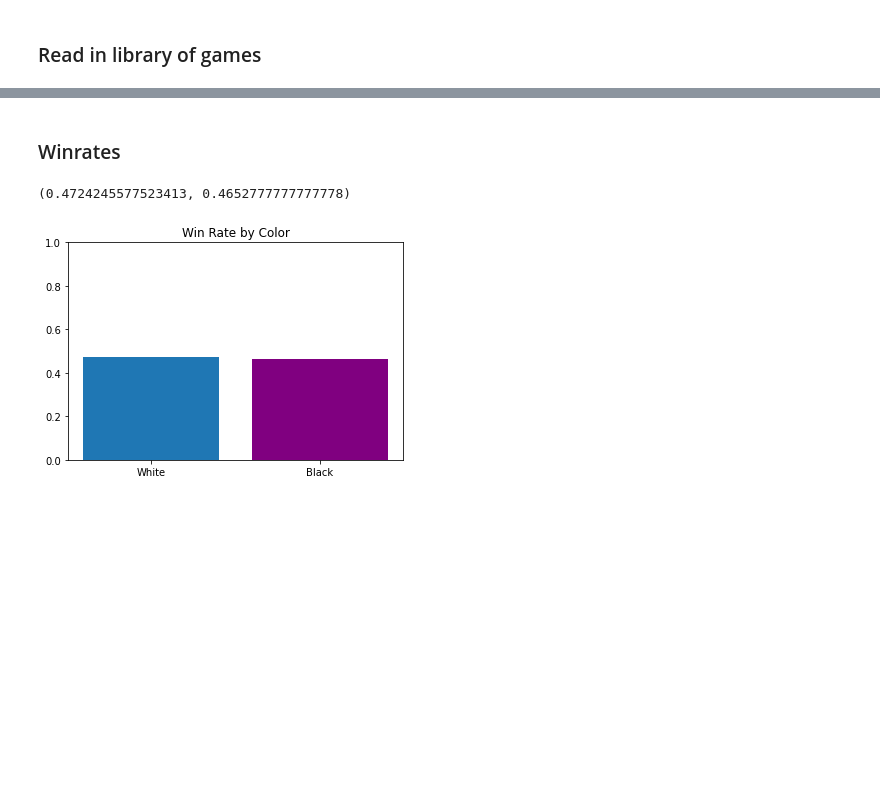
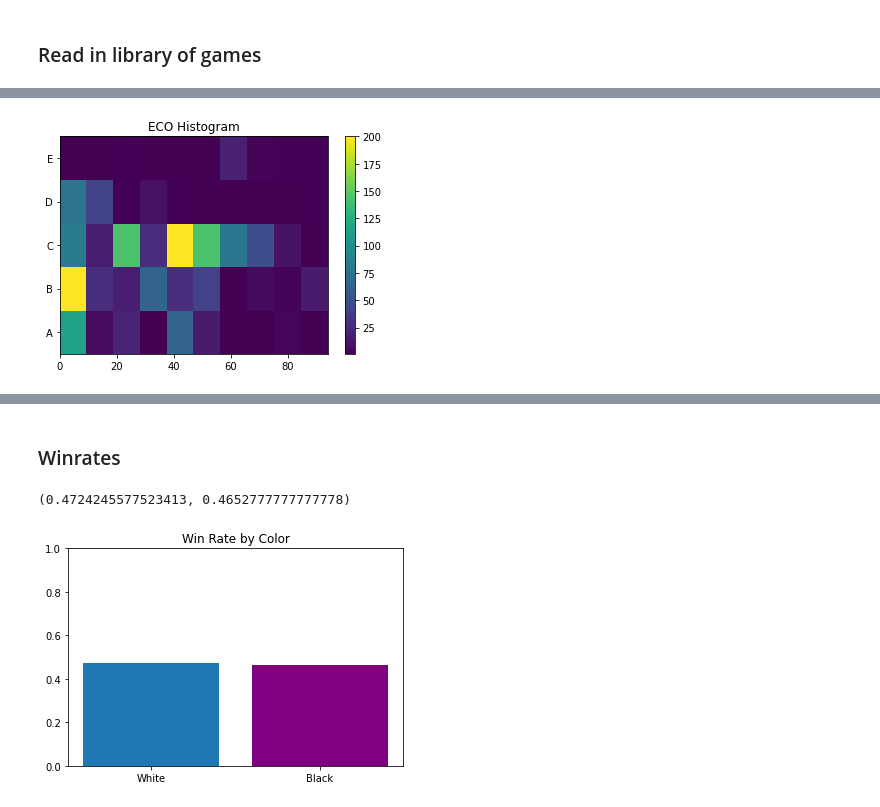
Before and after one commit to LucDoh/chess_analysis, a Jupyter notebook: notebooks/experiments_game_library.ipynb, the cells around one changed output, grey strips where cells are left out. Saved outputs shown, nothing was run; the diff lists cells and outputs as text; code cells hidden in the pictures; blank space fills up the shorter version.

```diff
--- a/notebooks/experiments_game_library.ipynb
+++ b/notebooks/experiments_game_library.ipynb
@@ -24,0 +77,16 @@ library.df.tail(3)
+# %%
+def ECO_2D_histogram(ranks, rows, weights):
+    """2D Histogram from letters, digits, weights."""
+    fig, ax = plt.subplots()
+    to_num = lambda x: ord(x) - 65
+    h = ax.hist2d([int(r) for r in rows], [to_num(letter) for letter in ranks],
+                  weights = weights,bins=[10, len(set(ranks))], vmin=1, vmax=200)
+    ax.set_yticks([i*0.8+ 0.4 for i in range(len(set(ranks)))])
+    ax.set_yticklabels(set(ranks))
+    ax.set_yticklabels(['A', 'B','C', 'D', 'E'])
+    ax.set_title("ECO Histogram")
+    clb = fig.colorbar(h[3], ax=ax)
+# %%
+ECO_2D_histogram(*split_eco_codes(library))
+# %% [output]
+[figure, added]
```
Also changed, not shown: parts of 68 cells of this notebook, 11 other files.
